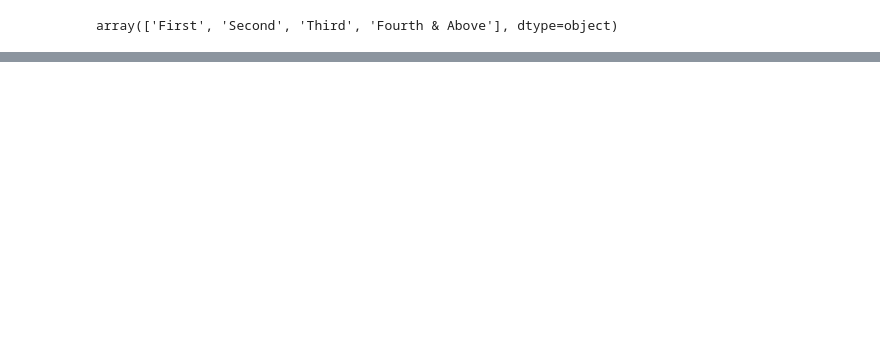
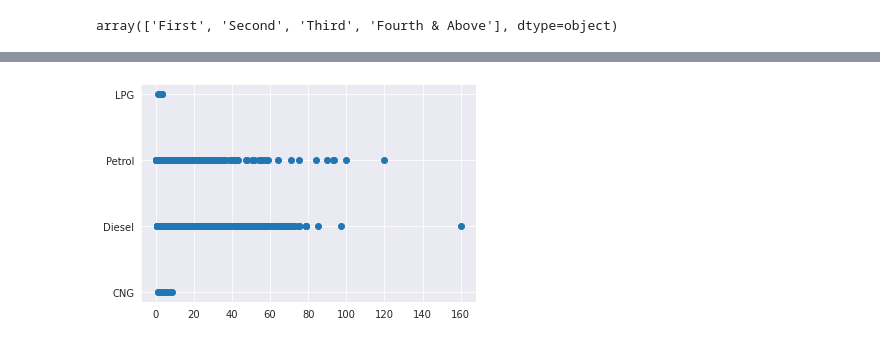
Before and after one commit to Tarunsaip/Machine_Learning, a Jupyter notebook: Clean_Major.ipynb, the cells around one changed output, grey strips where cells are left out. Drawn from its saved outputs; the diff is of its cells as text; code cells hidden in the pictures; blank space fills up the shorter version.

```diff
--- a/Clean_Major.ipynb
+++ b/Clean_Major.ipynb
@@ -143,0 +238,5 @@ data_test = data_train[data_train.Owner_Type != 4]
+# %%
+plt.scatter(x = data_train["Price"], y = data_train["Fuel_Type"])
+plt.show()
+# %% [output]
+[figure, added]
```
Also changed, not shown: parts of 53 cells of this notebook.
